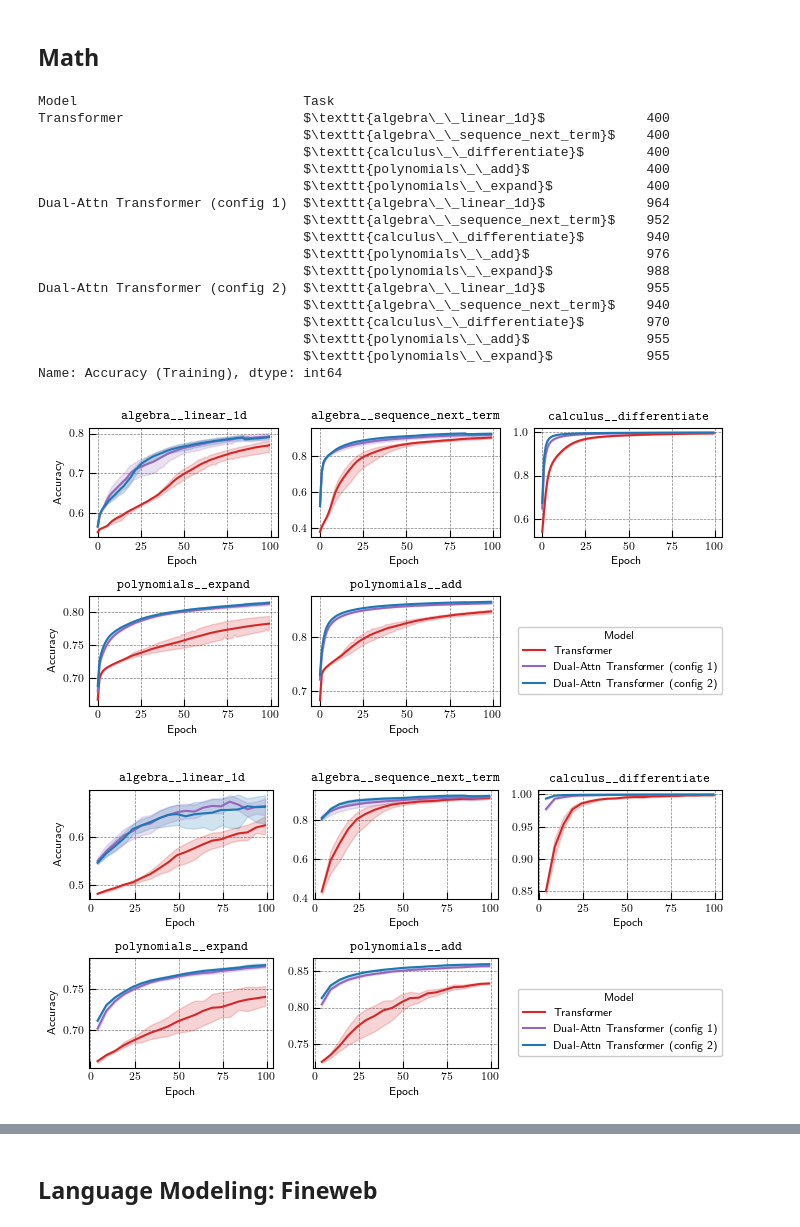
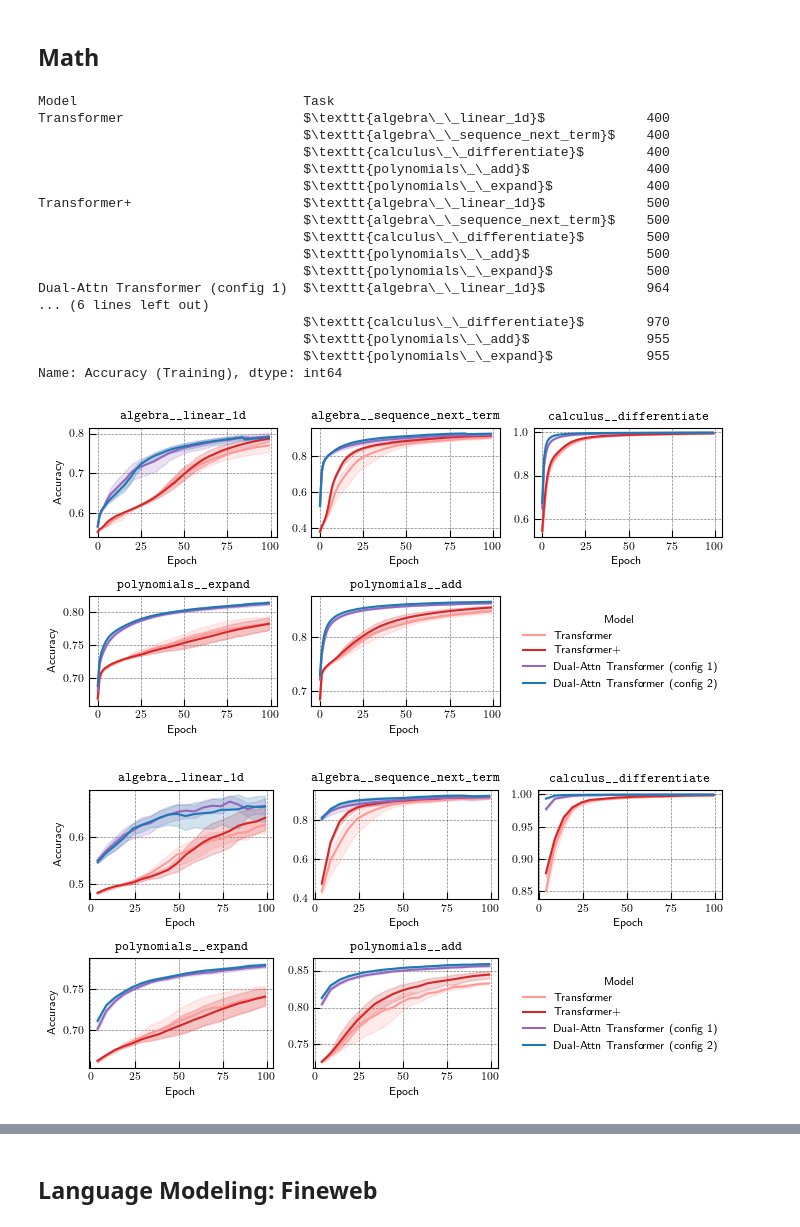
Before and after one commit to Awni00/abstract_transformer, a Jupyter notebook: figure_generation/figure_generation.ipynb, the cells around one changed output, grey strips where cells are left out. Cells and saved outputs as stored; diff of their text form; code cells hidden in the pictures.

Commit message:
updated figure generation code

```diff
--- a/figure_generation/figure_generation.ipynb
+++ b/figure_generation/figure_generation.ipynb
@@ -125,13 +125,14 @@ for i, task in enumerate(tasks):
     sns.lineplot(ax_data, ax=ax, x='Training Set Size', y='Generalization Accuracy', hue='Model', legend=False,  palette=color_map_,
         # estimator='mean', errorbar=('se', 1.96))
         estimator='mean', errorbar=('ci', 95))
+    ax.set_yticks([0.6, 0.7, 0.8, 0.9])
     ax.set_title(task)
     if (i%3) != 0:
         ax.set_ylabel('')
     axes.append(ax)
 
 # fig.legend(handles=ax.get_lines(), labels=models,  loc=(0.65, 0.175), fontsize='medium', title='Model')
-fig.legend(handles=ax.get_lines(), labels=models,  loc=(0.675, 0.175), fontsize='small', title='Model')
+fig.legend(handles=ax.get_lines(), labels=models, loc=(0.675, 0.175), fontsize='small', title='Model', frameon=False)
 fig.set_tight_layout(True)
-fig.savefig(f'{save_dir}/relgames/relgames_learning_curves.pdf')
+# fig.savefig(f'{save_dir}/relgames/relgames_learning_curves.pdf')
 # %% [output]
@@ -153,6 +154,7 @@ for i, task in enumerate(tasks):
         # estimator='mean', errorbar=('se', 1.96))
         estimator='mean', errorbar=('ci', 95))
     ax.set_title(task)
+    ax.set_yticks([0.6, 0.7, 0.8, 0.9])
     if (i%3) != 0:
         ax.set_ylabel('')
     axes.append(ax)
@@ -164,7 +166,7 @@ legend_elements = [*ax.get_lines()[:2], Line2D([0], [0], color='black', linestyl
 legend_labels = [*models[1:3], 'Symmetric RA', 'Asymmetric RA']
 
 # fig.legend(handles=legend_elements, labels=legend_labels,  loc=(0.720, 0.15), fontsize='small', title='Model')
-fig.legend(handles=legend_elements, labels=legend_labels,  loc=(0.675, 0.15), fontsize='small', title='Model')
+fig.legend(handles=legend_elements, labels=legend_labels,  loc=(0.675, 0.15), fontsize='small', title='Model', frameon=False)
 fig.set_tight_layout(True)
-fig.savefig(f'{save_dir}/relgames/relgames_learning_curves_symmetry_ablation.pdf')
+# fig.savefig(f'{save_dir}/relgames/relgames_learning_curves_symmetry_ablation.pdf')
 # %% [output]
@@ -185,6 +187,7 @@ for i, task in enumerate(tasks):
         # estimator='mean', errorbar=('se', 1.96))
         estimator='mean', errorbar=('ci', 95))
     ax.set_title(task)
+    ax.set_yticks([0.6, 0.7, 0.8, 0.9])
     if (i%3) != 0:
         ax.set_ylabel('')
     axes.append(ax)
@@ -197,7 +200,7 @@ legend_elements = [*ax.get_lines()[:2], Line2D([0], [0], color='black', linestyl
 legend_labels = [f'{our_model_name} ($n_h^{{sa}}=1, n_h^{{ra}}=1$)', f'{our_model_name} ($n_h^{{sa}}=0, n_h^{{ra}}=2$)', 'Relational Attention', "Abstractor's RCA"]
 
 # fig.legend(handles=legend_elements, labels=legend_labels,  loc=(0.69, 0.15), fontsize='medium', title='Model')
-fig.legend(handles=legend_elements, labels=legend_labels,  loc=(0.675, 0.15), fontsize='small', title='Model')
+fig.legend(handles=legend_elements, labels=legend_labels,  loc=(0.675, 0.15), fontsize='small', title='Model', frameon=False)
 fig.set_tight_layout(True)
-fig.savefig(f'{save_dir}/relgames/relgames_learning_curves_rcatype_ablation.pdf')
+# fig.savefig(f'{save_dir}/relgames/relgames_learning_curves_rcatype_ablation.pdf')
 # %% [output]
@@ -211,9 +214,9 @@ figure_data = pd.read_csv('figure_data/math/run_history_all.csv')
 color_map_ = {
     f'{our_model_name} (config 1)': cmap(8), # purple
     f'{our_model_name} (config 2)': cmap(0), # blue
-    # 'Transformer': cmap(7), # lighter red
-    'Transformer': cmap(6), # red
-    # 'Transformer+': cmap(6), # red # NOTE: removed Transformer+ for now
+    'Transformer': cmap(7), # lighter red
+    # 'Transformer': cmap(6), # red
+    'Transformer+': cmap(6), # red # NOTE: removed Transformer+ for now
     # 'Transformer+': cmap(4),
     }
 
@@ -221,7 +224,7 @@ color_map_ = {
 models = {
     'e_sa=8; e_rca=0; d_sa=8; d_rca=0; d_cross=8; d=128; rca_type=NA, symbol_type=NA; el=2; dl=2': 'Transformer',
     # 'ee=8; ea=0; de=8; da=0; dc=8; el=2; dl=2': 'Transformer',
-    # 'e_sa=8; e_rca=0; d_sa=8; d_rca=0; d_cross=8; d=144; rca_type=NA, symbol_type=NA; el=2; dl=2': 'Transformer+', # NOTE: removed Transformer+ for now
+    'e_sa=8; e_rca=0; d_sa=8; d_rca=0; d_cross=8; d=144; rca_type=NA, symbol_type=NA; el=2; dl=2': 'Transformer+', # NOTE: removed Transformer+ for now
     'e_sa=4; e_rca=4; d_sa=8; d_rca=0; d_cross=8; d=128; rca_type=disentangled_v2, symbol_type=pos_relative; el=2; dl=2': f'{our_model_name} (config 1)',
     'e_sa=4; e_rca=4; d_sa=4; d_rca=4; d_cross=8; d=128; rca_type=disentangled_v2, symbol_type=pos_relative; el=2; dl=2': f'{our_model_name} (config 2)',
     # 'e_sa=4; e_rca=4; d_sa=8; d_rca=0; d_cross=8; rca_dis=True, el=2; dl=2': 'AbstractTransformer (v1; OGRCA)',
@@ -249,13 +252,13 @@ Transformer                       $\texttt{algebra\_\_linear_1d}$             40
                                   $\texttt{calculus\_\_differentiate}$        400
                                   $\texttt{polynomials\_\_add}$               400
                                   $\texttt{polynomials\_\_expand}$            400
+Transformer+                      $\texttt{algebra\_\_linear_1d}$             500
+                                  $\texttt{algebra\_\_sequence_next_term}$    500
+                                  $\texttt{calculus\_\_differentiate}$        500
+                                  $\texttt{polynomials\_\_add}$               500
+                                  $\texttt{polynomials\_\_expand}$            500
 Dual-Attn Transformer (config 1)  $\texttt{algebra\_\_linear_1d}$             964
-                                  $\texttt{algebra\_\_sequence_next_term}$    952
-                                  $\texttt{calculus\_\_differentiate}$        940
-                                  $\texttt{polynomials\_\_add}$               976
-                                  $\texttt{polynomials\_\_expand}$            988
-Dual-Attn Transformer (config 2)  $\texttt{algebra\_\_linear_1d}$             955
-                                  $\texttt{algebra\_\_sequence_next_term}$    940
+... (6 lines left out)
                                   $\texttt{calculus\_\_differentiate}$        970
                                   $\texttt{polynomials\_\_add}$               955
                                   $\texttt{polynomials\_\_expand}$            955
@@ -280,38 +283,38 @@ for i, task in enumerate(tasks):
     else:
         ax.set_ylabel('Accuracy')
 
-fig.legend(handles=ax.get_lines(), labels=models.values(),  loc=(0.69, 0.15), fontsize='medium', title='Model')
+fig.legend(handles=ax.get_lines(), labels=models.values(),  loc=(0.69, 0.15), fontsize='medium', title='Model', frameon=False)
 # fig.legend(handles=ax.get_lines(), labels=models.values(),  loc=(0.75, 0.15), fontsize='medium', title='Model')
 fig.set_tight_layout(True)
-fig.savefig(f'{save_dir}/math/math_training_curves_trainacc.pdf')
+# fig.savefig(f'{save_dir}/math/math_training_curves_trainacc.pdf')
 # %% [output]
-[figure, old version]
+[figure, new version]
 # %%
 tasks = figure_data.Task.unique()
 
 fig = plt.figure(figsize=(7,3.5))
 
 axes = []
 for i, task in enumerate(tasks):
     task_filter = figure_data.Task == task
     ax_data = figure_data.copy()[task_filter]
 
     ax = fig.add_subplot(2, 3, i+1)
     sns.lineplot(ax_data, ax=ax, x='Epoch', y='Accuracy (Interpolation)', hue='Model', legend=False,  palette=color_map_,
         # estimator='mean', errorbar=('se', 1.96))
         estimator='mean', errorbar=('ci', 95))
     ax.set_title(task)
     if (i % 3) != 0:
         ax.set_ylabel('')
     else:
         ax.set_ylabel('Accuracy')
 
-fig.legend(handles=ax.get_lines(), labels=models.values(),  loc=(0.69, 0.15), fontsize='medium', title='Model')
+fig.legend(handles=ax.get_lines(), labels=models.values(),  loc=(0.69, 0.15), fontsize='medium', title='Model', frameon=False)
 # fig.legend(handles=ax.get_lines(), labels=models.values(),  loc=(0.75, 0.15), fontsize='medium', title='Model')
 fig.set_tight_layout(True)
-fig.savefig(f'{save_dir}/math/math_training_curves_interpolation.pdf')
+# fig.savefig(f'{save_dir}/math/math_training_curves_interpolation.pdf')
 # %% [output]
-[figure, old version]
+[figure, new version]
 # %%
 tasks = figure_data.Task.unique()
 
```
Also changed, not shown: parts of 4 cells of this notebook.
